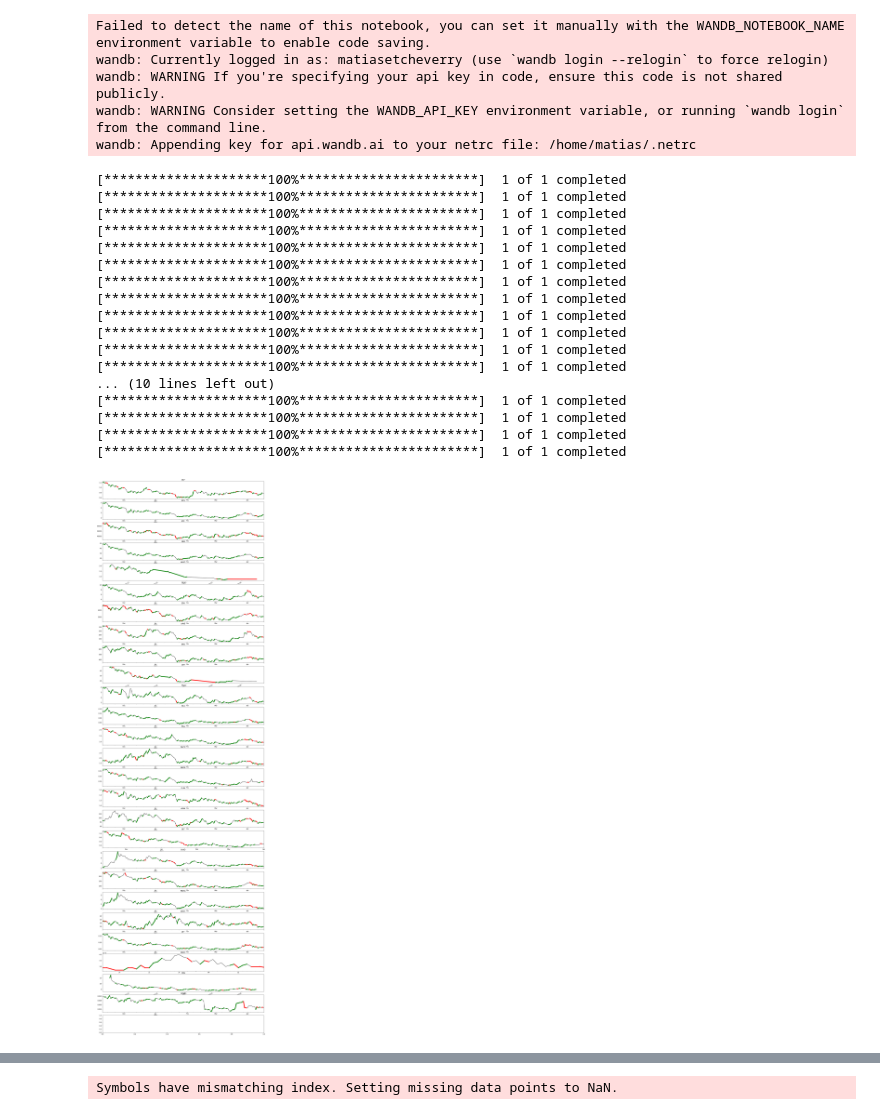
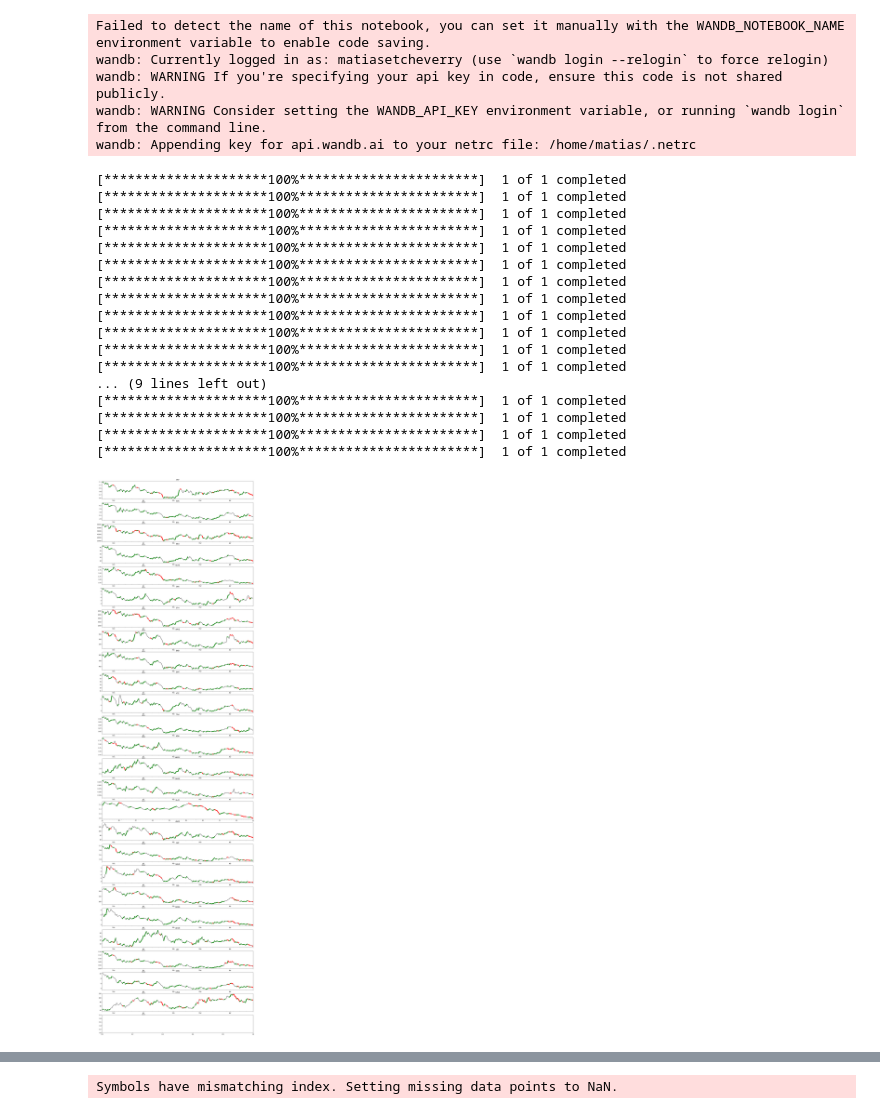
Before and after one commit to MatiasEtcheve/crypto_prediction, a Jupyter notebook: random_forests/comparison.ipynb, the cells around one changed output, grey strips where cells are left out. Drawn from its saved outputs; the diff is of its cells as text; code cells hidden in the pictures.

```diff
--- a/random_forests/comparison.ipynb
+++ b/random_forests/comparison.ipynb
@@ -53,6 +50,9 @@ wandb: WARNING If you're specifying your api key in code, ensure this code is no
 wandb: WARNING Consider setting the WANDB_API_KEY environment variable, or running `wandb login` from the command line.
 wandb: Appending key for api.wandb.ai to your netrc file: /home/matias/.netrc
 # %%
+reload(utils)
+reload(get_data)
+
 config["train_val_test_split"] = [0, 0, 1]
 
 df = pd.read_csv(repo_path / "DATE.csv", delimiter=";")
@@ -64,7 +64,7 @@ inputs = [
         "beginning_date": datetime.now() - timedelta(days=400),
         "ending_date": datetime.now(),
     }
-    for ticker in df["ticker"].unique()
+    for ticker in df["ticker"].unique() if ticker != "FLOKI"
 ]
 
 dm = utils.DataModule(
@@ -87,7 +87,7 @@ test_datapoints = dm.test_datapoints
 [*********************100%***********************]  1 of 1 completed
 [*********************100%***********************]  1 of 1 completed
 [*********************100%***********************]  1 of 1 completed
-... (10 lines left out)
+... (9 lines left out)
 [*********************100%***********************]  1 of 1 completed
 [*********************100%***********************]  1 of 1 completed
 [*********************100%***********************]  1 of 1 completed
@@ -103,6 +103,7 @@ if plot:
 
 tf.config.run_functions_eagerly(True)
 for index, dp in enumerate(test_datapoints[:m]):
+    # print(dp.ticker)
     last_n_points = -1
 
     features = dp.features[-last_n_points:, :]
@@ -111,38 +112,38 @@ for index, dp in enumerate(test_datapoints[:m]):
     df = dp.df[-last_n_points:]
 
     dp.recall = recall_score(
-        labels.reshape(-1, 1),
+        labels,
         predictions.reshape(-1, 1),
     )
     dp.precision = precision_score(
-        labels.reshape(-1, 1),
+        labels,
         predictions.reshape(-1, 1),
         zero_division=0,
     )
     dp.accuracy = accuracy_score(
-        labels.reshape(-1, 1),
+        labels,
         predictions.reshape(-1, 1),
     )
 
     if plot:
         close_idx = 3
         df["Close"].plot(color="black", ax=axs[index])
         color = np.array(["red", "green"])[
             ((df["Open"] < df["Close"]).astype(np.int32).to_numpy())
         ]
 
         for idx, up in enumerate(predictions):
             if up and idx > 0:
                 axs[index].plot(
                     df.index[idx - 1:idx+1],
                     df["Close"][idx - 1 : idx + 1],
                     color=color[idx],
                     linewidth=5,
                 )
         axs[index].set_title(dp.ticker)
 plt.show()
 # %% [output]
-[figure, old version]
+[figure, new version]
 # %%
 test_datapoints.sort(key=lambda x: x.precision, reverse=True)
 for dp in test_datapoints:
```
Also changed, not shown: parts of 2 cells of this notebook, 7 other files.
